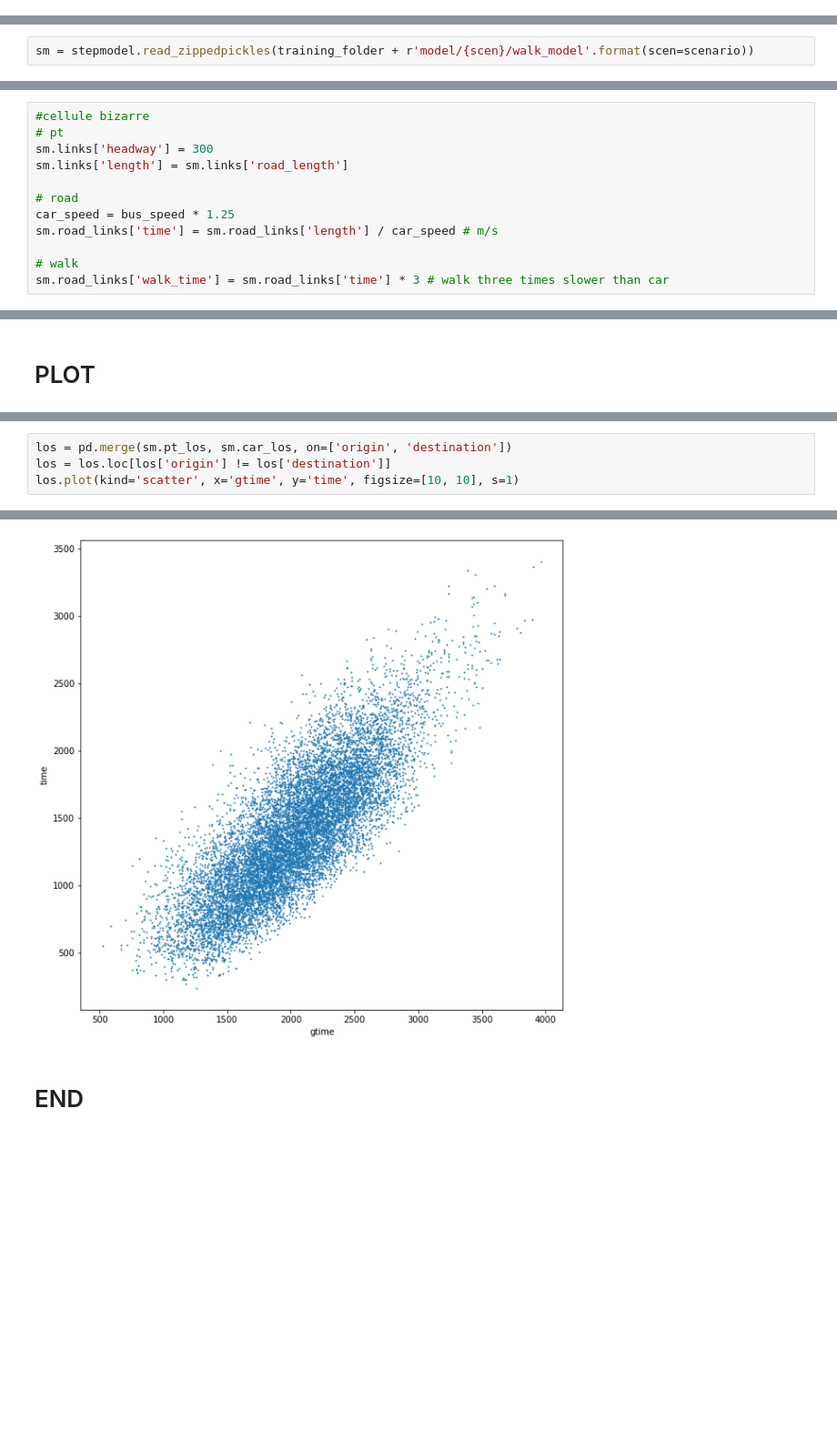
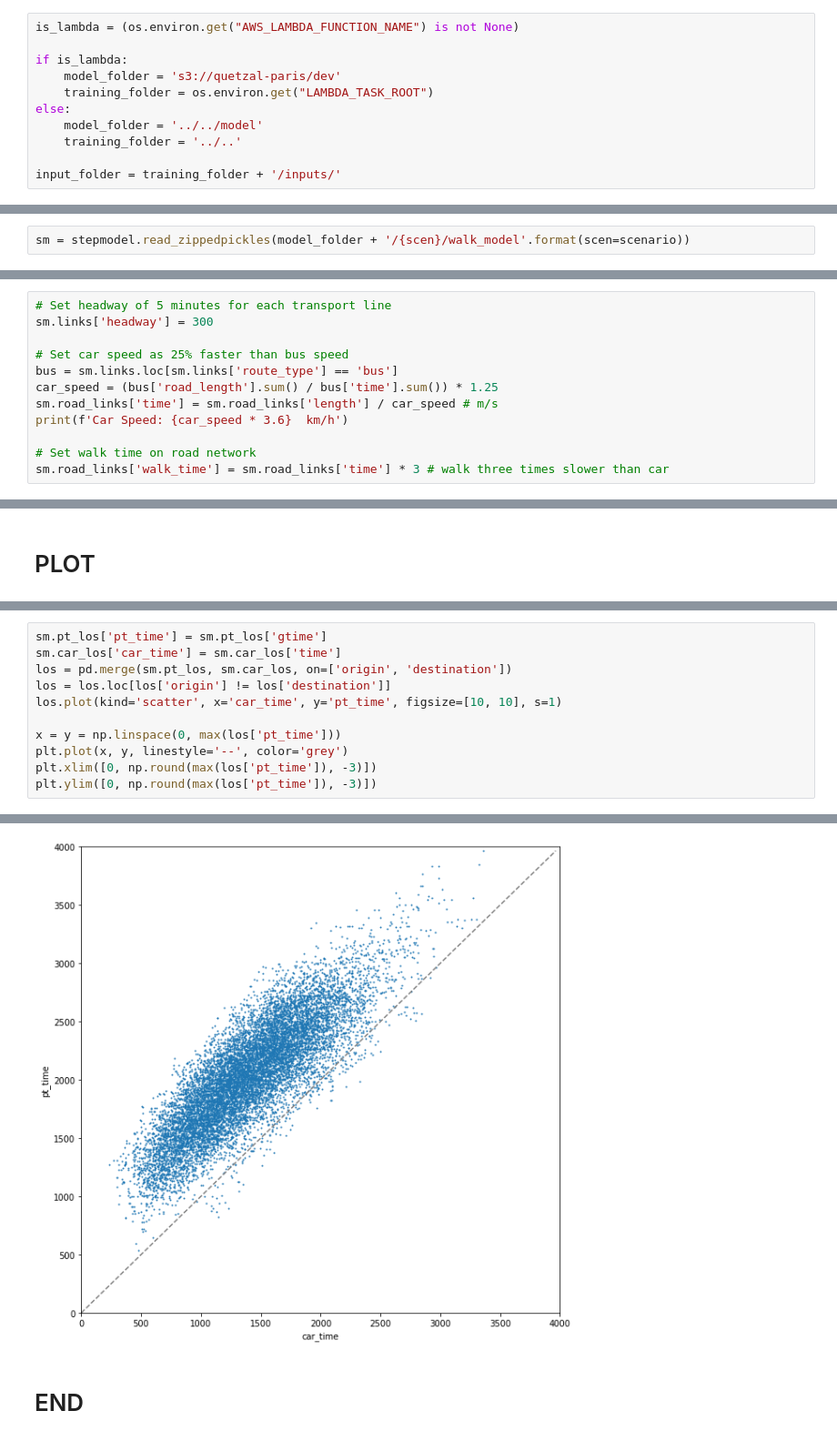
Before and after one commit to systragroup/quetzal_paris, a Jupyter notebook: notebooks/transport/B10_all_or_nothing_pathfinders.ipynb, the cells around one changed output, grey strips where cells are left out. Shown at 91% size. Saved outputs shown, nothing was run; the diff lists cells and outputs as text; blank space fills up the shorter version.

Commit message:
WIP: Cleaning for lambda (at B13

```diff
--- a/notebooks/transport/B10_all_or_nothing_pathfinders.ipynb
+++ b/notebooks/transport/B10_all_or_nothing_pathfinders.ipynb
@@ -3,0 +14,11 @@ manual, scenario = (True, 'base') if 'ipykernel' in sys.argv[0] else (False, sys
+# %%
+is_lambda = (os.environ.get("AWS_LAMBDA_FUNCTION_NAME") is not None)
+
+if is_lambda:
+    model_folder = 's3://quetzal-paris/dev'
+    training_folder = os.environ.get("LAMBDA_TASK_ROOT")
+else:
+    model_folder = '../../model'
+    training_folder = '../..'
+
+input_folder = training_folder + '/inputs/'
@@ -4 +27,3 @@ manual, scenario = (True, 'base') if 'ipykernel' in sys.argv[0] else (False, sys
+# %%
+sm = stepmodel.read_zippedpickles(model_folder + '/{scen}/walk_model'.format(scen=scenario))
 # %% [markdown]
@@ -17,2 +30,0 @@ training_folder = '../../'
-# %%
-sm = stepmodel.read_zippedpickles(training_folder + r'model/{scen}/walk_model'.format(scen=scenario))
@@ -29,12 +31,12 @@ bus_speed = 4.97642462585034 m / s
 # %%
-#cellule bizarre
-# pt
+# Set headway of 5 minutes for each transport line
 sm.links['headway'] = 300
-sm.links['length'] = sm.links['road_length']
 
-# road
-car_speed = bus_speed * 1.25
+# Set car speed as 25% faster than bus speed
+bus = sm.links.loc[sm.links['route_type'] == 'bus']
+car_speed = (bus['road_length'].sum() / bus['time'].sum()) * 1.25
 sm.road_links['time'] = sm.road_links['length'] / car_speed # m/s
+print(f'Car Speed: {car_speed * 3.6}  km/h')
 
-# walk
+# Set walk time on road network
 sm.road_links['walk_time'] = sm.road_links['time'] * 3 # walk three times slower than car
@@ -73,5 +80,12 @@ sm.to_zippedpickles(training_folder + 'model/{scen}/aon_pathfinder'.format(scen=
 # %%
+sm.pt_los['pt_time'] = sm.pt_los['gtime']
+sm.car_los['car_time'] = sm.car_los['time']
 los = pd.merge(sm.pt_los, sm.car_los, on=['origin', 'destination'])
 los = los.loc[los['origin'] != los['destination']]
-los.plot(kind='scatter', x='gtime', y='time', figsize=[10, 10], s=1)
+los.plot(kind='scatter', x='car_time', y='pt_time', figsize=[10, 10], s=1)
+
+x = y = np.linspace(0, max(los['pt_time']))
+plt.plot(x, y, linestyle='--', color='grey')
+plt.xlim([0, np.round(max(los['pt_time']), -3)])
+plt.ylim([0, np.round(max(los['pt_time']), -3)])
 # %% [output]
@@ -79,3 +93,3 @@ los.plot(kind='scatter', x='gtime', y='time', figsize=[10, 10], s=1)
-[figure, old version]
+[figure, new version]
 # %% [markdown]
 # END
```
Also changed, not shown: parts of 21 cells of this notebook, 28 other files.
